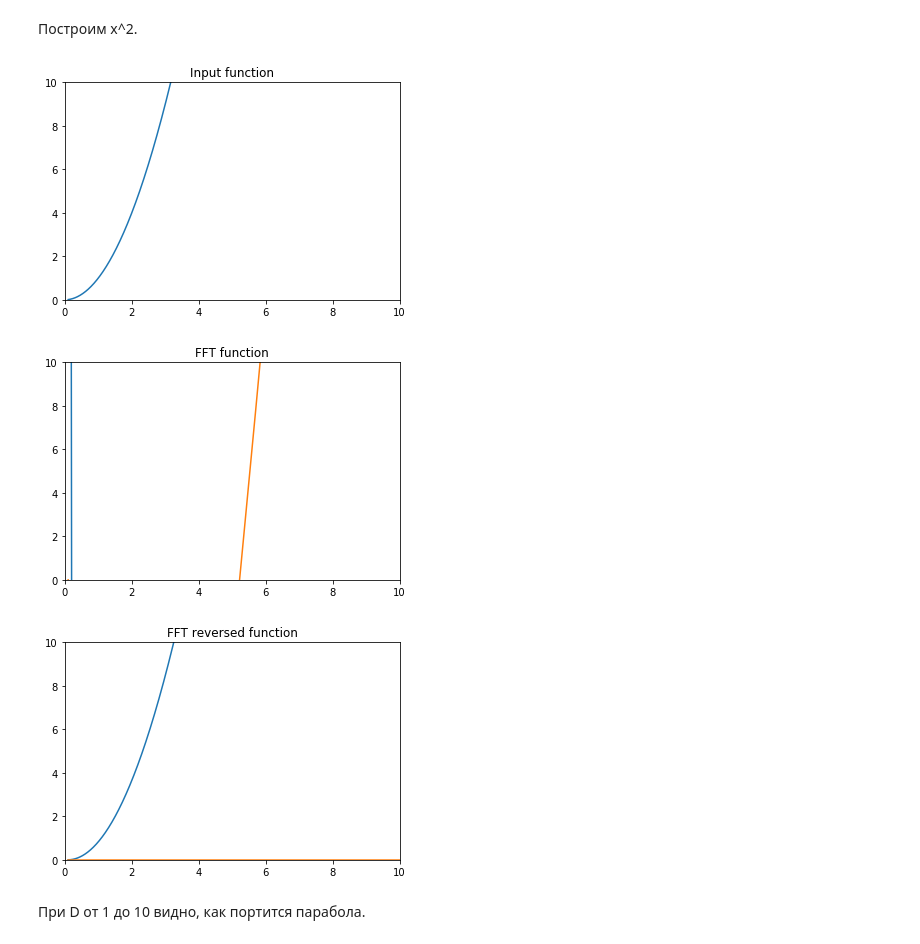
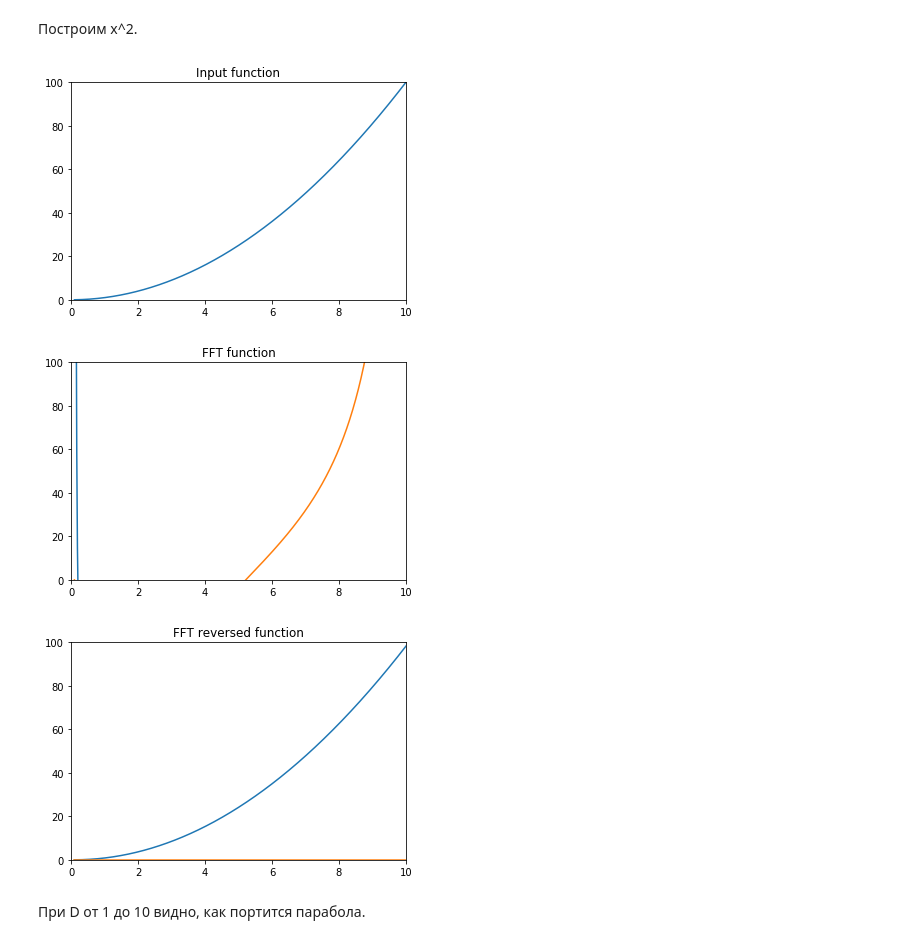
Before and after one commit to mary3000/mipt-2017-algorithm, a Jupyter notebook: task-4-C/Fourie.ipynb, the cells around one changed output. Drawn from its saved outputs; the diff is of its cells as text; code cells hidden in the pictures.

```diff
--- a/task-4-C/Fourie.ipynb
+++ b/task-4-C/Fourie.ipynb
@@ -116,14 +116,14 @@ fft_experiment(fft, axis, 997)
 # %%
 def f(x):
     return x**2
 
-axis = [0, 10, 0, 10]
+axis = [0, 10, f(0), f(10)]
 f_printer = print_fft(f)
 fft = f_printer(axis)
 # %% [output]
-[figure, old version]
+[figure, new version]
-[figure, old version]
+[figure, new version]
-[figure, old version]
+[figure, new version]
 # %% [markdown]
 При D от 1 до 10 видно, как портится парабола.
 # %%
```
Also changed, not shown: parts of 7 cells of this notebook.
